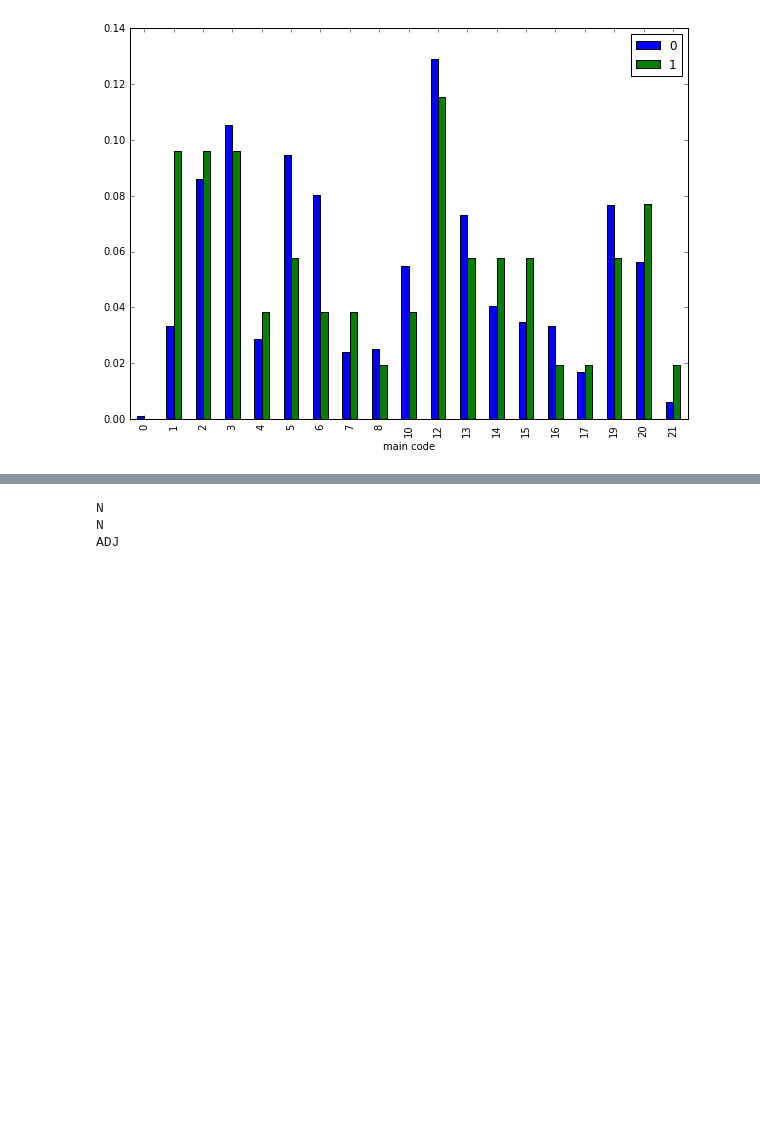
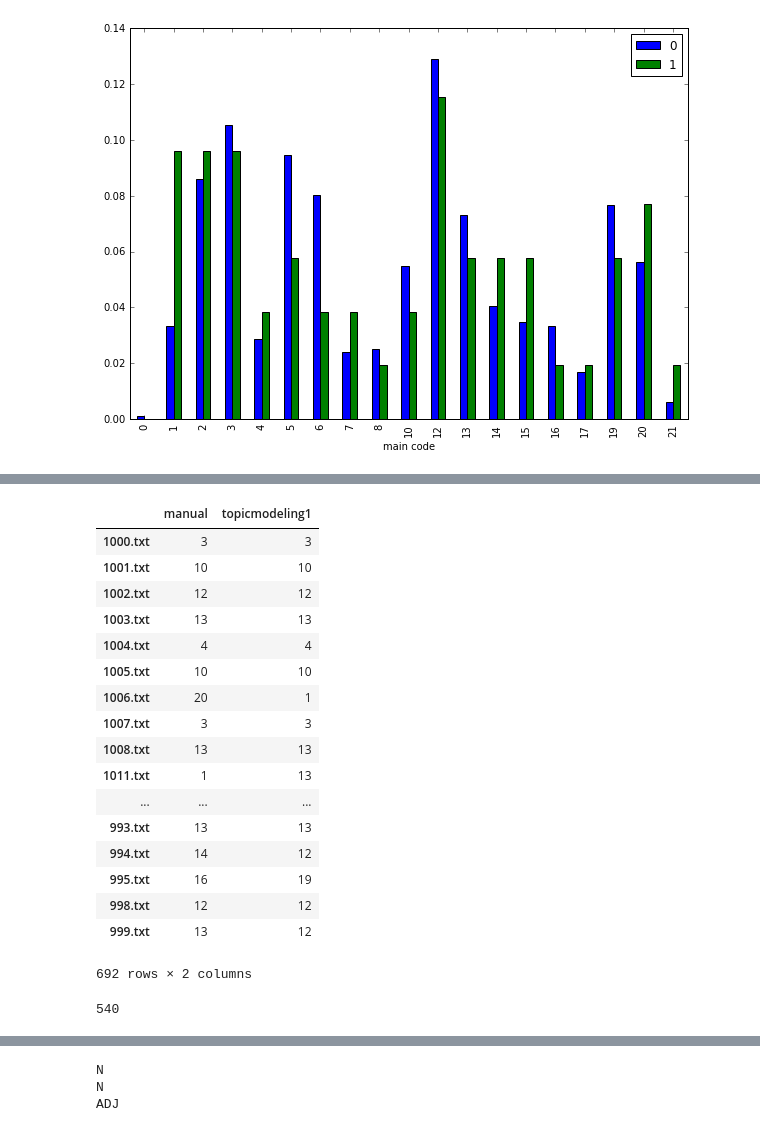
Before and after one commit to jvdzwaan/dilipad, a Jupyter notebook: results/CAP vragenuurtje.ipynb, the cells around one changed output, grey strips where cells are left out. Drawn from its saved outputs; the diff is of its cells as text; code cells hidden in the pictures; blank space fills up the shorter version.

```diff
--- a/results/CAP vragenuurtje.ipynb
+++ b/results/CAP vragenuurtje.ipynb
@@ -105,0 +187,4 @@ vragenuurtje.to_csv('/home/jvdzwaan/data/dilipad/CAP/vragenuurtje.csv', encoding
+# %%
+lengths = pd.read_csv('/home/jvdzwaan/data/dilipad/CAP/vragenuurtje_data_lengths.csv', index_col=0)
+
+cap_results = pd.concat([cap_results, lengths], axis=1)
@@ -105,0 +258,38 @@ vragenuurtje.to_csv('/home/jvdzwaan/data/dilipad/CAP/vragenuurtje.csv', encoding
+# %%
+r = cap_results[['manual', 'topicmodeling1']].copy().dropna()
+r[r==2] = 9
+r[r==5] = 13
+r[r==15] = 13
+r.to_csv("/home/jvdzwaan/data/dilipad/CAP/cap_results_recoded.csv")
+r
+# %% [output]
+|  | manual | topicmodeling1 |
+| 1000.txt | 3 | 3 |
+| 1001.txt | 10 | 10 |
+| 1002.txt | 12 | 12 |
+| 1003.txt | 13 | 13 |
+| 1004.txt | 4 | 4 |
+| 1005.txt | 10 | 10 |
+| 1006.txt | 20 | 1 |
+| 1007.txt | 3 | 3 |
+| 1008.txt | 13 | 13 |
+| 1011.txt | 1 | 13 |
+| ... | ... | ... |
+| 993.txt | 13 | 13 |
+| 994.txt | 14 | 12 |
+| 995.txt | 16 | 19 |
+| 998.txt | 12 | 12 |
+| 999.txt | 13 | 12 |
+692 rows × 2 columns
+# %%
+# make confusion matrix
+conf2 = pd.DataFrame(index=range(1, 24), columns=range(1, 24)+['nan'])
+conf2.fillna(0, inplace=True)
+
+total = 0
+for m, a, b, c in zip(cap_results['manual'], cap_results['topicmodeling1'], cap_results['topicmodeling2'], cap_results['topicmodeling3']):
+    if m in (a, b, c):
+        total += 1
+print total
+# %% [output]
+540
```
Also changed, not shown: parts of 13 cells of this notebook.
